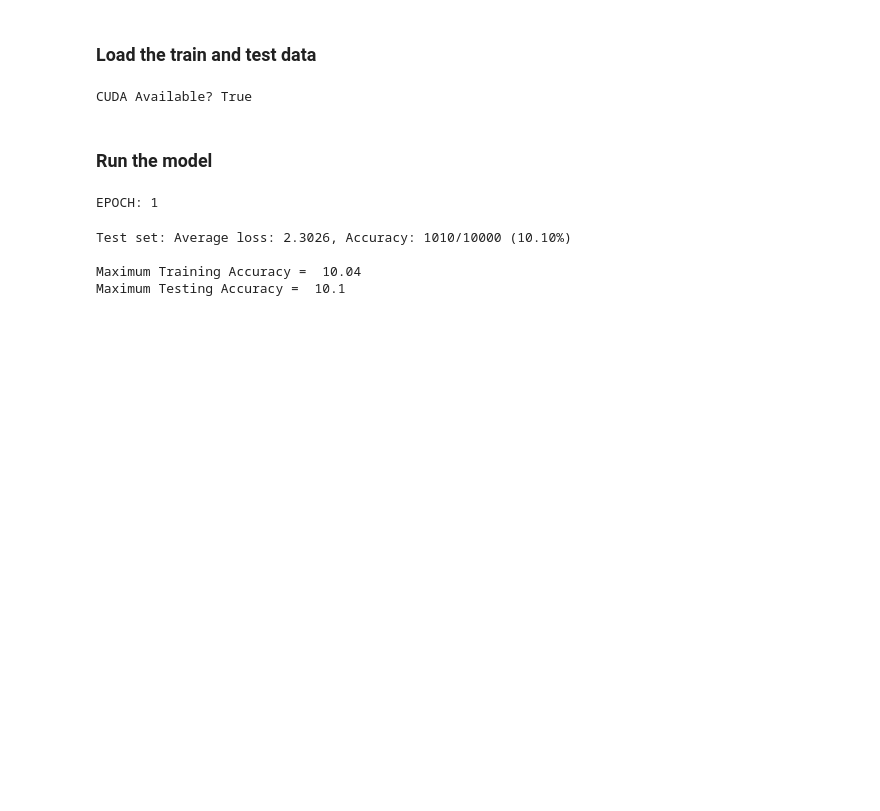
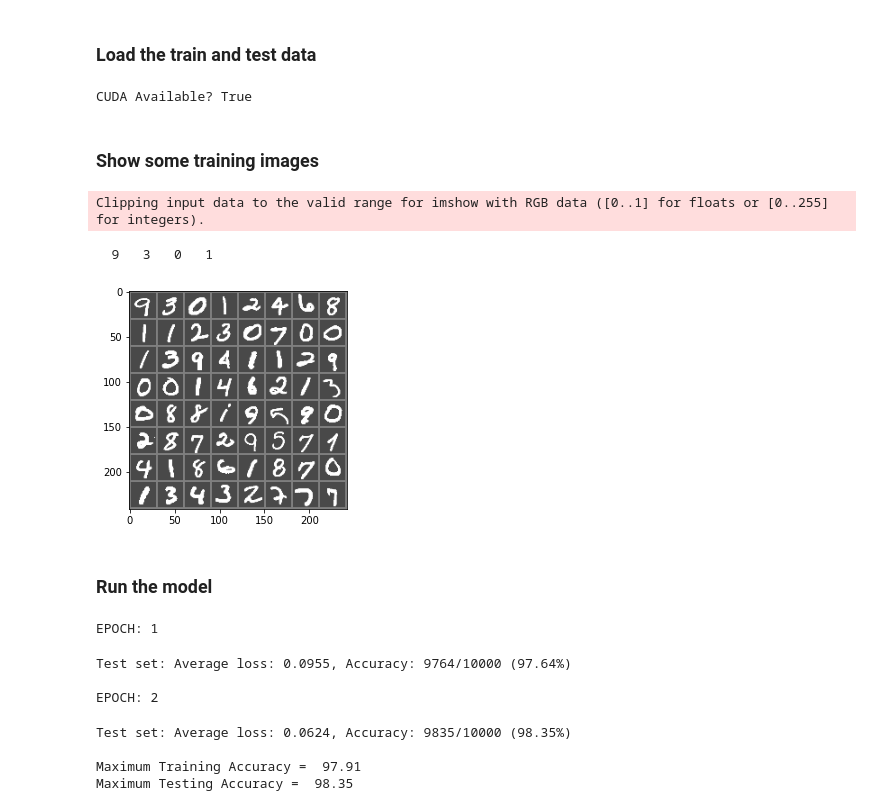
Before and after one commit to sajnanshetty/deep-learning, a Jupyter notebook: s7/eva_s7.ipynb, the cells around one changed output. Saved outputs shown, nothing was run; the diff lists cells and outputs as text; code cells hidden in the pictures; blank space fills up the shorter version.

Commit message:
update plot changes

```diff
--- a/s7/eva_s7.ipynb
+++ b/s7/eva_s7.ipynb
@@ -90,11 +87,28 @@ train_loader = data_loader_obj.train_loader
 test_loader = data_loader_obj.test_loader
 # %% [output]
 CUDA Available? True
+# %% [markdown]
+### Show some training images
+# %%
+import torchvision
+classes = ('0', '1', '2', '3', '4',
+           '5', '6', '7', '8', '9')
+#get some random training images
+iter_train_loader = iter(train_loader)
+images, labels = iter_train_loader.next()
+# show images
+Plot.image_show(torchvision.utils.make_grid(images))
+# print labels
+print(' '.join('%3s' % classes[labels[j]] for j in range(4)))
+# %% [output]
+Clipping input data to the valid range for imshow with RGB data ([0..1] for floats or [0..255] for integers).
+  9   3   0   1
+[figure, added]
 # %% [markdown]
 ### Run the model
 # %%
 optimizer = helper_obj.get_l2_regularizer()
-EPOCHS = 1
+EPOCHS = 2
 l1_factor=0.0001
 
 train_obj = Train()
@@ -114,7 +128,10 @@ print("Maximum Training Accuracy = ", max(train_max_acc))
 print("Maximum Testing Accuracy = ", max(test_acc))
 # %% [output]
 EPOCH: 1
-Test set: Average loss: 2.3026, Accuracy: 1010/10000 (10.10%)
+Test set: Average loss: 0.0955, Accuracy: 9764/10000 (97.64%)
 
-Maximum Training Accuracy =  10.04
-Maximum Testing Accuracy =  10.1
+EPOCH: 2
+Test set: Average loss: 0.0624, Accuracy: 9835/10000 (98.35%)
+
+Maximum Training Accuracy =  97.91
+Maximum Testing Accuracy =  98.35
```
Also changed, not shown: parts of 4 cells of this notebook, 2 other files.
